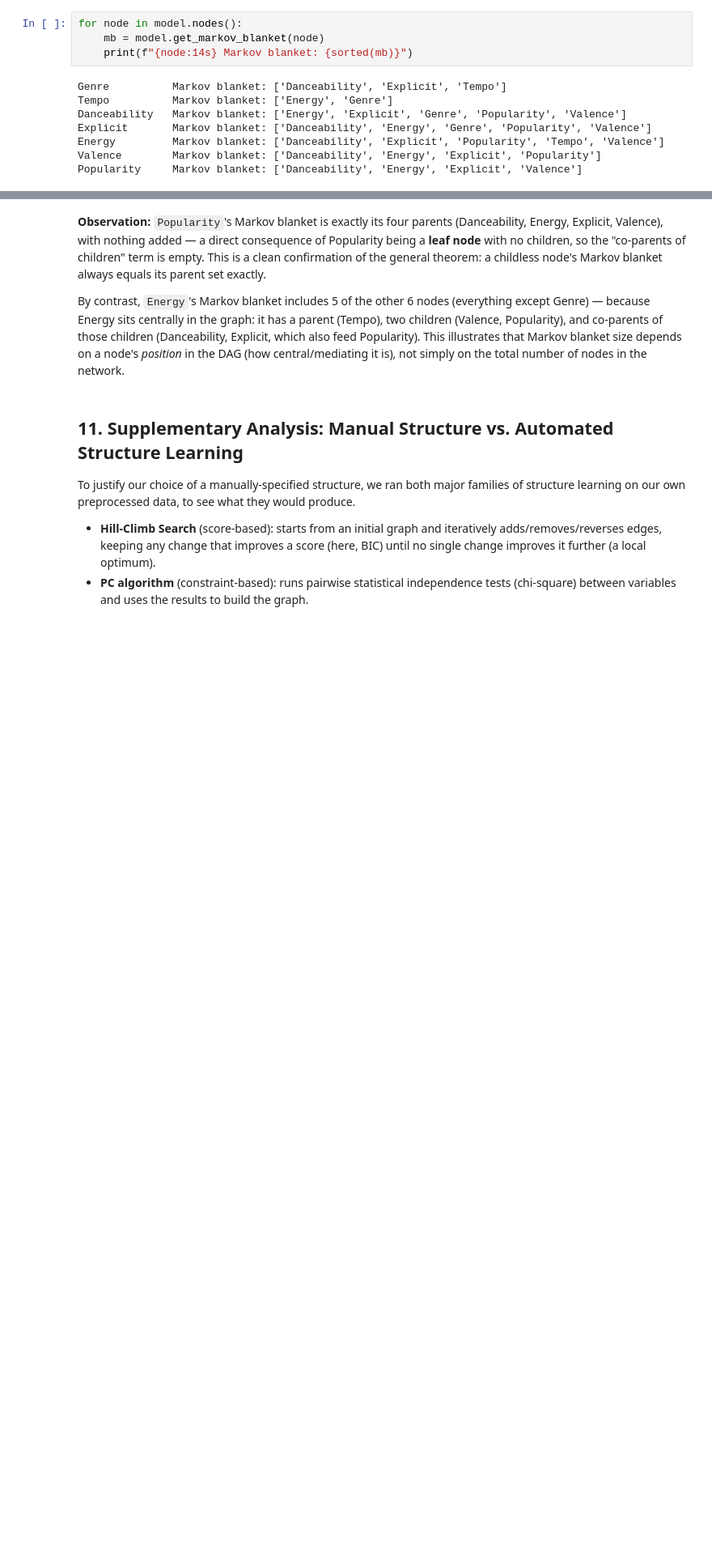
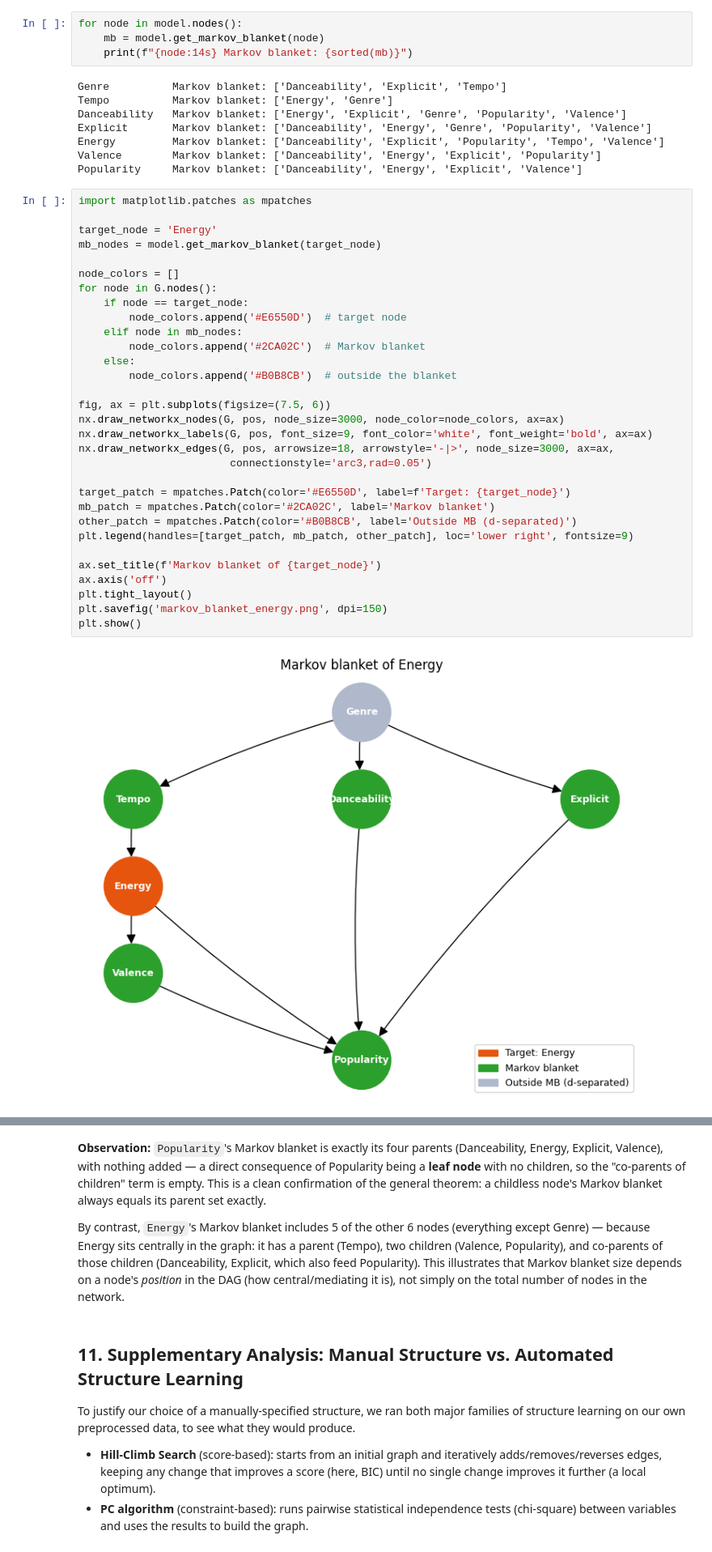
Before and after one commit to MattiaSemproli/Spotify-Bayesian-Network, a Jupyter notebook: spotify_bayesian_network.ipynb, the cells around one changed output, grey strips where cells are left out. Shown at 81% size. Saved outputs shown, nothing was run; the diff lists cells and outputs as text; blank space fills up the shorter version.

Commit message:
Add markov blanket visualization

```diff
--- a/spotify_bayesian_network.ipynb
+++ b/spotify_bayesian_network.ipynb
@@ -468,3 +468,36 @@ Explicit       Markov blanket: ['Danceability', 'Energy', 'Genre', 'Popularity',
 Energy         Markov blanket: ['Danceability', 'Explicit', 'Popularity', 'Tempo', 'Valence']
 Valence        Markov blanket: ['Danceability', 'Energy', 'Explicit', 'Popularity']
 Popularity     Markov blanket: ['Danceability', 'Energy', 'Explicit', 'Valence']
+# %%
+import matplotlib.patches as mpatches
+
+target_node = 'Energy'
+mb_nodes = model.get_markov_blanket(target_node)
+
+node_colors = []
+for node in G.nodes():
+    if node == target_node:
+        node_colors.append('#E6550D')  # target node
+    elif node in mb_nodes:
+        node_colors.append('#2CA02C')  # Markov blanket
+    else:
+        node_colors.append('#B0B8CB')  # outside the blanket
+
+fig, ax = plt.subplots(figsize=(7.5, 6))
+nx.draw_networkx_nodes(G, pos, node_size=3000, node_color=node_colors, ax=ax)
+nx.draw_networkx_labels(G, pos, font_size=9, font_color='white', font_weight='bold', ax=ax)
+nx.draw_networkx_edges(G, pos, arrowsize=18, arrowstyle='-|>', node_size=3000, ax=ax,
+                        connectionstyle='arc3,rad=0.05')
+
+target_patch = mpatches.Patch(color='#E6550D', label=f'Target: {target_node}')
+mb_patch = mpatches.Patch(color='#2CA02C', label='Markov blanket')
+other_patch = mpatches.Patch(color='#B0B8CB', label='Outside MB (d-separated)')
+plt.legend(handles=[target_patch, mb_patch, other_patch], loc='lower right', fontsize=9)
+
+ax.set_title(f'Markov blanket of {target_node}')
+ax.axis('off')
+plt.tight_layout()
+plt.savefig('markov_blanket_energy.png', dpi=150)
+plt.show()
+# %% [output]
+[figure, added]
```
Also changed, not shown: parts of 3 cells of this notebook.
